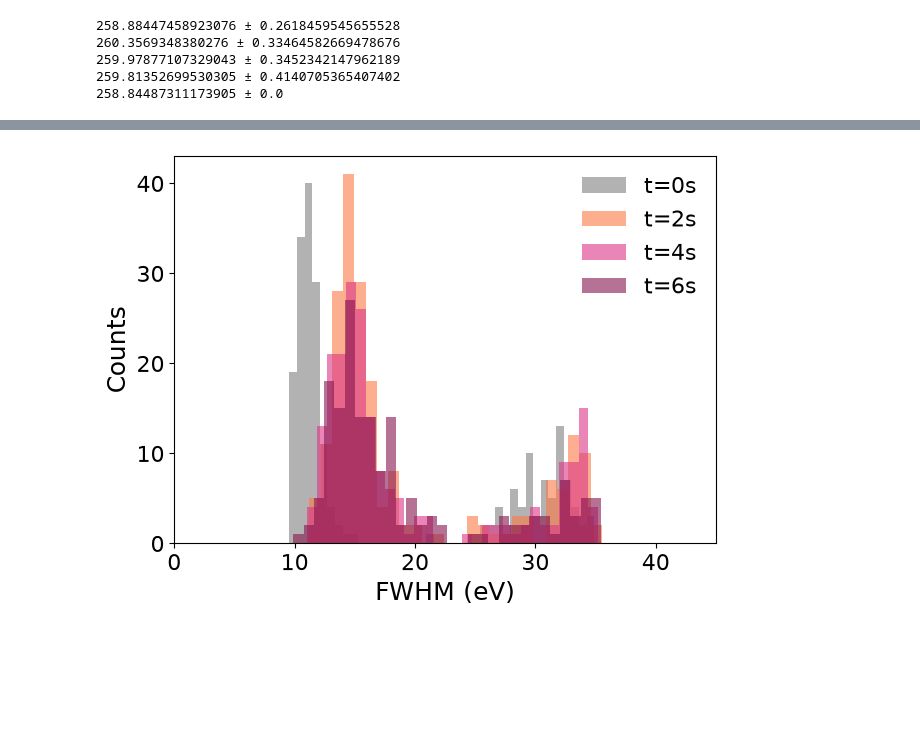
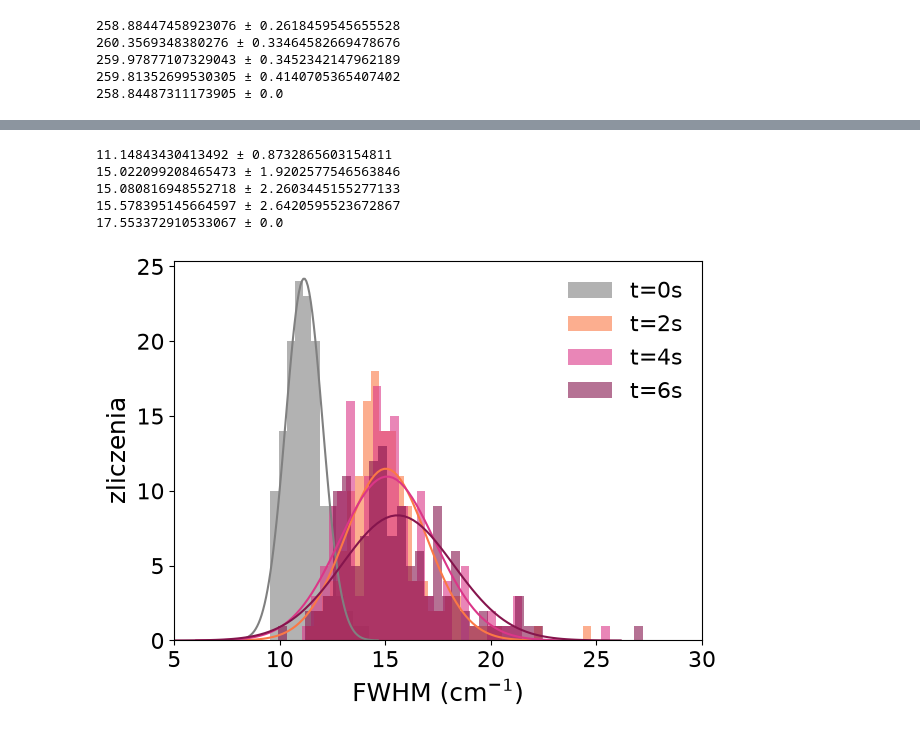
Before and after one commit to weronika-coder/praca_inzynierska, a Jupyter notebook: analiza/próbka1/analiza.ipynb, the cells around one changed output, grey strips where cells are left out. Cells and saved outputs as stored; diff of their text form; code cells hidden in the pictures; blank space fills up the shorter version.

```diff
--- a/analiza/próbka1/analiza.ipynb
+++ b/analiza/próbka1/analiza.ipynb
@@ -724,14 +793,66 @@ plt.savefig(sciezka/'histogram_pozycji_Raman_LA.png')
+# %%
+#średnie fwhm pików 2LA(M) na podstawie rozkładu normalnego
+mu_fwhms_Raman_LA_0s, sigma_fwhms_Raman_LA_0s = norm.fit(fwhms_Raman_LA_0s)
+print(f"{mu_fwhms_Raman_LA_0s} ± {sigma_fwhms_Raman_LA_0s}")
+x_fwhms_Raman_LA_0s,y_fwhms_Raman_LA_0s=gauss(mu_fwhms_Raman_LA_0s,sigma_fwhms_Raman_LA_0s)
+
+mu_fwhms_Raman_LA_2s, sigma_fwhms_Raman_LA_2s = norm.fit(fwhms_Raman_LA_2s)
+print(f"{mu_fwhms_Raman_LA_2s} ± {sigma_fwhms_Raman_LA_2s}")
+x_fwhms_Raman_LA_2s,y_fwhms_Raman_LA_2s=gauss(mu_fwhms_Raman_LA_2s,sigma_fwhms_Raman_LA_2s)
+
+mu_fwhms_Raman_LA_4s, sigma_fwhms_Raman_LA_4s = norm.fit(fwhms_Raman_LA_4s)
+print(f"{mu_fwhms_Raman_LA_4s} ± {sigma_fwhms_Raman_LA_4s}")
+x_fwhms_Raman_LA_4s,y_fwhms_Raman_LA_4s=gauss(mu_fwhms_Raman_LA_4s,sigma_fwhms_Raman_LA_4s)
+
+
+mu_fwhms_Raman_LA_6s, sigma_fwhms_Raman_LA_6s = norm.fit(fwhms_Raman_LA_6s)
+print(f"{mu_fwhms_Raman_LA_6s} ± {sigma_fwhms_Raman_LA_6s}")
+x_fwhms_Raman_LA_6s,y_fwhms_Raman_LA_6s=gauss(mu_fwhms_Raman_LA_6s,sigma_fwhms_Raman_LA_6s)
+
+mu_fwhms_Raman_LA_8s, sigma_fwhms_Raman_LA_8s = norm.fit(fwhms_Raman_LA_8s)
+print(f"{mu_fwhms_Raman_LA_8s} ± {sigma_fwhms_Raman_LA_8s}")
+
+mu_fwhms_LA=[mu_fwhms_Raman_LA_0s,mu_fwhms_Raman_LA_2s,mu_fwhms_Raman_LA_4s,mu_fwhms_Raman_LA_6s,mu_fwhms_Raman_LA_8s]
+u_fwhms_LA=[sigma_fwhms_Raman_LA_0s,sigma_fwhms_Raman_LA_2s,sigma_fwhms_Raman_LA_4s,sigma_fwhms_Raman_LA_6s,sigma_fwhms_Raman_LA_8s]
+# %% [output]
+11.14843430413492 ± 0.8732865603154811
+15.022099208465473 ± 1.9202577546563846
+15.080816948552718 ± 2.2603445155277133
+15.578395145664597 ± 2.6420595523672867
+17.553372910533067 ± 0.0
 # %%
 #histogramy fwhm piku Raman 2LA(M)
+szerokosc_binu_fwhms_Raman_LA_0s=(np.max(fwhms_Raman_LA_0s)-np.min(fwhms_Raman_LA_0s))/12
+liczba_probek_fwhms_Raman_LA_0s=len(fwhms_Raman_LA_0s)
+y_fwhms_Raman_LA_0s_=y_fwhms_Raman_LA_0s*liczba_probek_fwhms_Raman_LA_0s*szerokosc_binu_fwhms_Raman_LA_0s
 
-plt.hist(fwhms_Raman_LA_0s, bins=40, label="t=0s", alpha=0.6, color=colors[0])
-plt.hist(fwhms_Raman_LA_2s, bins=200, label="t=2s", alpha=0.6,color=colors[1])
-plt.hist(fwhms_Raman_LA_4s, bins=30, label="t=4s", alpha=0.6,color=colors[2])
-plt.hist(fwhms_Raman_LA_6s, bins=30, label="t=6s", alpha=0.6,color=colors[3])
-plt.xlabel(r"FWHM (eV)")
-plt.ylabel("Counts")
+szerokosc_binu_fwhms_Raman_LA_2s=(np.max(fwhms_Raman_LA_2s)-np.min(fwhms_Raman_LA_2s))/35
+liczba_probek_fwhms_Raman_LA_2s=len(fwhms_Raman_LA_2s)
+y_fwhms_Raman_LA_2s_=y_fwhms_Raman_LA_2s*liczba_probek_fwhms_Raman_LA_2s*szerokosc_binu_fwhms_Raman_LA_2s
+
+szerokosc_binu_fwhms_Raman_LA_4s=(np.max(fwhms_Raman_LA_4s)-np.min(fwhms_Raman_LA_4s))/35
+liczba_probek_fwhms_Raman_LA_4s=len(fwhms_Raman_LA_4s)
+y_fwhms_Raman_LA_4s_=y_fwhms_Raman_LA_4s*liczba_probek_fwhms_Raman_LA_4s*szerokosc_binu_fwhms_Raman_LA_4s
+
+szerokosc_binu_fwhms_Raman_LA_6s=(np.max(fwhms_Raman_LA_6s)-np.min(fwhms_Raman_LA_6s))/40
+liczba_probek_fwhms_Raman_LA_6s=len(fwhms_Raman_LA_6s)
+y_fwhms_Raman_LA_6s_=y_fwhms_Raman_LA_6s*liczba_probek_fwhms_Raman_LA_6s*szerokosc_binu_fwhms_Raman_LA_6s
+
+plt.hist(fwhms_Raman_LA_0s, bins=12, label="t=0s", alpha=0.6, color=colors[0])
+plt.plot(x_fwhms_Raman_LA_0s,y_fwhms_Raman_LA_0s_,color=colors[0])
+
+plt.hist(fwhms_Raman_LA_2s, bins=35, label="t=2s", alpha=0.6,color=colors[1])
+plt.plot(x_fwhms_Raman_LA_2s,y_fwhms_Raman_LA_2s_,color=colors[1])
+
+plt.hist(fwhms_Raman_LA_4s, bins=35, label="t=4s", alpha=0.6,color=colors[2])
+plt.plot(x_fwhms_Raman_LA_4s,y_fwhms_Raman_LA_4s_,color=colors[2])
+
+plt.hist(fwhms_Raman_LA_6s, bins=40, label="t=6s", alpha=0.6,color=colors[3])
+plt.plot(x_fwhms_Raman_LA_6s,y_fwhms_Raman_LA_6s_,color=colors[3])
+plt.xlabel(r"FWHM (cm$^{-1}$)")
+plt.ylabel("zliczenia")
 plt.legend()
-plt.xlim(0,45)
+plt.xlim(5,30)
 plt.savefig(sciezka/'histogram_fwhm_Raman_LA.png')
 # %% [output]
-[figure, old version]
+[figure, new version]
```
Also changed, not shown: parts of 22 cells of this notebook, 23 other files.
